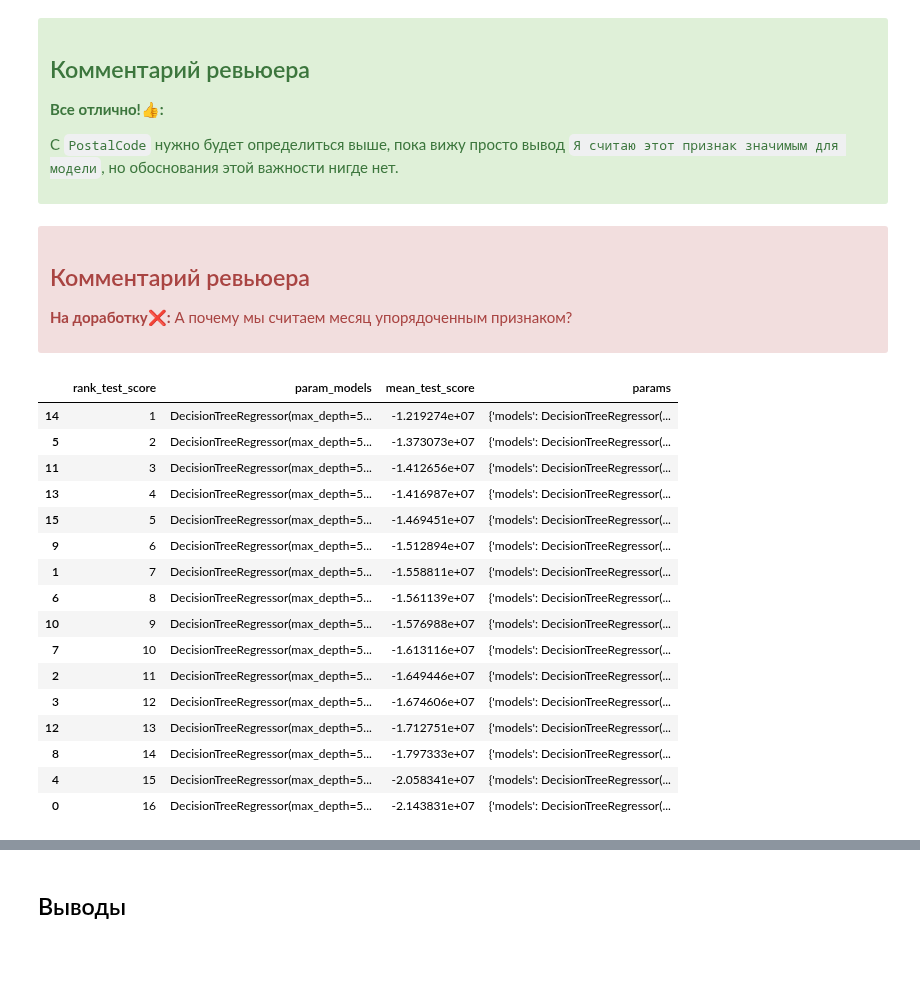
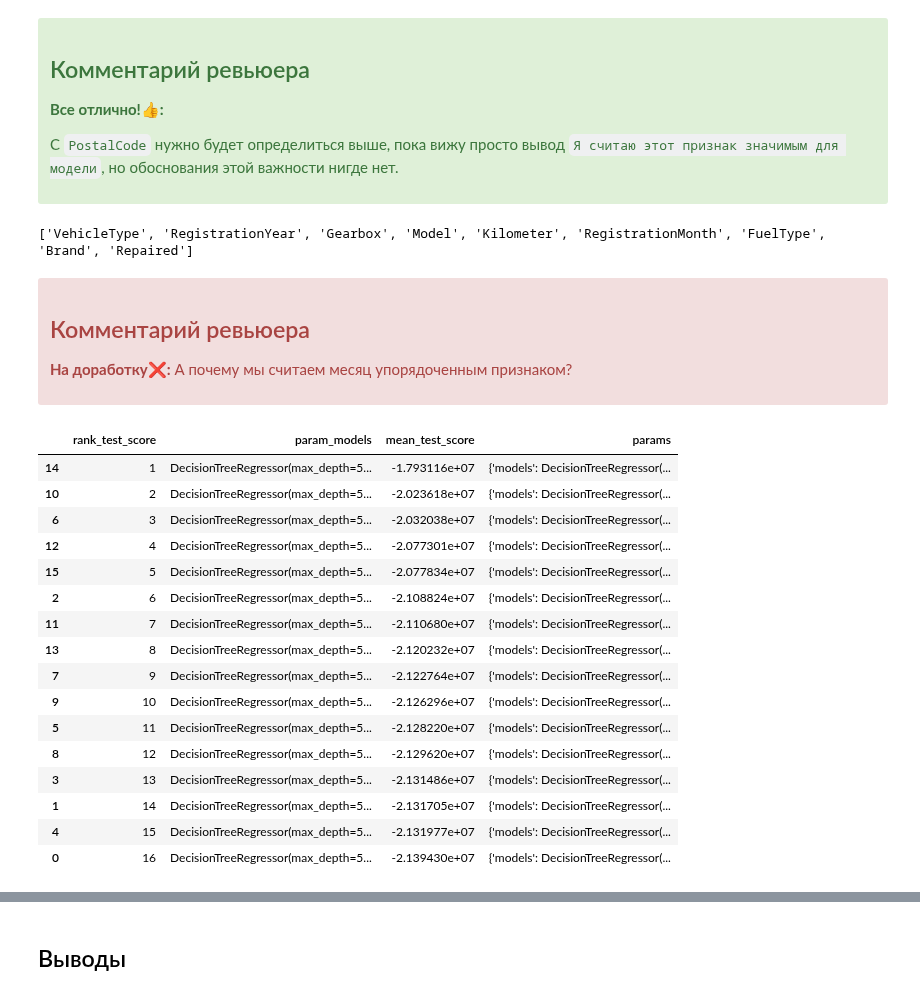
Before and after one commit to theotheo46/yap, a Jupyter notebook: notebooks/cars.ipynb, the cells around one changed output, grey strips where cells are left out. Drawn from its saved outputs; the diff is of its cells as text; code cells hidden in the pictures; blank space fills up the shorter version.

```diff
--- a/notebooks/cars.ipynb
+++ b/notebooks/cars.ipynb
@@ -1105,6 +1129,7 @@ plot_correlation_matrix(
 X = df_cars_ryear_cut_power.drop(['Price'], axis=1)
 y = df_cars_ryear_cut_power['Price']
 X_train, X_test, y_train, y_test = train_test_split(X, y, test_size=TEST_SIZE, random_state=RANDOM_STATE)
+X_train, X_valid, y_train, y_valid = train_test_split(X_train, y_train, test_size=TEST_SIZE, random_state=RANDOM_STATE)
 # %% [markdown]
 <div class="alert alert-success">
 <h2> Комментарий ревьюера <a class="tocSkip"> </h2>
@@ -1125,6 +1177,3 @@ model = CatBoostRegressor(iterations=10,learning_rate=1,depth=2)
 <b>На доработку❌:</b>
 
 При использовании моделей (кроме линейной регрессии) важно настроить параметр `random_state`, чтобы результаты работы над проектом были воспроизводимы при его перезапуске.
-# %%
-model.fit(X_train, y_train, cat_features=cat_columns)
-preds_cbr = model.predict(X_test)
@@ -1197,14 +1239,14 @@ Early stopping, best iteration is:
 <b>Все отлично!👍:</b>
 
 С `PostalCode` нужно будет определиться выше, пока вижу просто вывод `Я считаю этот признак значимым для модели`, но обоснования этой важности нигде нет.
-# %%
-X_train = X_train.drop(['PostalCode'], axis=1)
-X_test = X_test.drop(['PostalCode'], axis=1)
 # %%
 num_columns = list(X_train.select_dtypes(include=np.number))
-ord_columns = ['RegistrationMonth']
-ohe_columns = ['VehicleType', 'Gearbox', 'FuelType', 'Brand', 'Repaired']
-month_order_list = ['0', '1', '2', '3', '4', '5', '6', '7', '8', '9', '10', '11', '12']
+#ord_columns = ['RegistrationMonth']
+ohe_columns = list(X_train.select_dtypes(exclude=np.number))
+#month_order_list = ['0', '1', '2', '3', '4', '5', '6', '7', '8', '9', '10', '11', '12']
+print(ohe_columns)
+# %% [output]
+['VehicleType', 'RegistrationYear', 'Gearbox', 'Model', 'Kilometer', 'RegistrationMonth', 'FuelType', 'Brand', 'Repaired']
 # %% [markdown]
 <div class="alert alert-block alert-danger">
 <h2> Комментарий ревьюера <a class="tocSkip"></h2>
@@ -1213,22 +1255,16 @@ month_order_list = ['0', '1', '2', '3', '4', '5', '6', '7', '8', '9', '10', '11'
 <b>На доработку❌:</b> А почему мы считаем месяц упорядоченным признаком?
 # %%
 ohe_pipe = Pipeline(
-    [
-     ('ohe', OneHotEncoder(drop='first', handle_unknown='error', sparse=False))
-    ]
-    )
-
-ord_pipe = Pipeline(
-    [
-     ('ohe', OrdinalEncoder(categories=[month_order_list]))
-    ]
+        [
+         ('ohe', OneHotEncoder( handle_unknown='ignore', sparse=False))
+        ]
     )
 
 data_preprocessor = ColumnTransformer(
-    [('ohe', ohe_pipe, ohe_columns),
-     ('ord', ord_pipe, ord_columns),
-     ('num', MinMaxScaler(), num_columns)
-    ],
+        [
+         ('ohe', ohe_pipe, ohe_columns),
+         ('num', MinMaxScaler(), num_columns)
+        ],
     remainder='passthrough'
 )
 
@@ -1241,53 +1277,56 @@ param_grid = [
     {
         'models': [DecisionTreeRegressor(random_state=RANDOM_STATE)],
         'models__max_depth': range(2, 6),
         'models__max_features': range(2, 6)
     },
 ]
 
 mse = make_scorer(mean_squared_error,greater_is_better=False)
 grid_search = GridSearchCV(
     pipe_final,
     param_grid,
     cv=5,
     scoring=mse,
     n_jobs=-1
 )
 grid_search.fit(X_train, y_train)
 
 result = pd.DataFrame(grid_search.cv_results_)
 display(result[
     ['rank_test_score', 'param_models', 'mean_test_score','params']
 ].sort_values('rank_test_score'))
 
 
 best_model = grid_search.best_estimator_
 best_params = grid_search.best_params_
 
 print ('Лучшая модель и её параметры:\n', grid_search.best_estimator_)
-print ('Метрика RMSE лучшей модели на тренировочной выборке:', sqrt(-grid_search.best_score_))
 
-y_pred = best_model.predict(X_test)
-rmse_test = sqrt(mean_squared_error(y_test, y_pred))
-print ("Метрика RMSE лучшей модели на тестовой выборке:", rmse_test)
+
+
+#print ('Метрика RMSE лучшей модели на тренировочной выборке:', sqrt(-grid_search.best_score_))
+
+#y_pred = best_model.predict(X_test)
+#rmse_test = sqrt(mean_squared_error(y_test, y_pred))
+#print ("Метрика RMSE лучшей модели на тестовой выборке:", rmse_test)
 # %% [output]
 |  | rank_test_score | param_models | mean_test_score | params |
-| 14 | 1 | DecisionTreeRegressor(max_depth=5... | -1.219274e+07 | {'models': DecisionTreeRegressor(... |
-| 5 | 2 | DecisionTreeRegressor(max_depth=5... | -1.373073e+07 | {'models': DecisionTreeRegressor(... |
-| 11 | 3 | DecisionTreeRegressor(max_depth=5... | -1.412656e+07 | {'models': DecisionTreeRegressor(... |
-| 13 | 4 | DecisionTreeRegressor(max_depth=5... | -1.416987e+07 | {'models': DecisionTreeRegressor(... |
-| 15 | 5 | DecisionTreeRegressor(max_depth=5... | -1.469451e+07 | {'models': DecisionTreeRegressor(... |
-| 9 | 6 | DecisionTreeRegressor(max_depth=5... | -1.512894e+07 | {'models': DecisionTreeRegressor(... |
-| 1 | 7 | DecisionTreeRegressor(max_depth=5... | -1.558811e+07 | {'models': DecisionTreeRegressor(... |
-| 6 | 8 | DecisionTreeRegressor(max_depth=5... | -1.561139e+07 | {'models': DecisionTreeRegressor(... |
-| 10 | 9 | DecisionTreeRegressor(max_depth=5... | -1.576988e+07 | {'models': DecisionTreeRegressor(... |
-| 7 | 10 | DecisionTreeRegressor(max_depth=5... | -1.613116e+07 | {'models': DecisionTreeRegressor(... |
-| 2 | 11 | DecisionTreeRegressor(max_depth=5... | -1.649446e+07 | {'models': DecisionTreeRegressor(... |
-| 3 | 12 | DecisionTreeRegressor(max_depth=5... | -1.674606e+07 | {'models': DecisionTreeRegressor(... |
-| 12 | 13 | DecisionTreeRegressor(max_depth=5... | -1.712751e+07 | {'models': DecisionTreeRegressor(... |
-| 8 | 14 | DecisionTreeRegressor(max_depth=5... | -1.797333e+07 | {'models': DecisionTreeRegressor(... |
-| 4 | 15 | DecisionTreeRegressor(max_depth=5... | -2.058341e+07 | {'models': DecisionTreeRegressor(... |
-| 0 | 16 | DecisionTreeRegressor(max_depth=5... | -2.143831e+07 | {'models': DecisionTreeRegressor(... |
+| 14 | 1 | DecisionTreeRegressor(max_depth=5... | -1.793116e+07 | {'models': DecisionTreeRegressor(... |
+| 10 | 2 | DecisionTreeRegressor(max_depth=5... | -2.023618e+07 | {'models': DecisionTreeRegressor(... |
+| 6 | 3 | DecisionTreeRegressor(max_depth=5... | -2.032038e+07 | {'models': DecisionTreeRegressor(... |
+| 12 | 4 | DecisionTreeRegressor(max_depth=5... | -2.077301e+07 | {'models': DecisionTreeRegressor(... |
+| 15 | 5 | DecisionTreeRegressor(max_depth=5... | -2.077834e+07 | {'models': DecisionTreeRegressor(... |
+| 2 | 6 | DecisionTreeRegressor(max_depth=5... | -2.108824e+07 | {'models': DecisionTreeRegressor(... |
+| 11 | 7 | DecisionTreeRegressor(max_depth=5... | -2.110680e+07 | {'models': DecisionTreeRegressor(... |
+| 13 | 8 | DecisionTreeRegressor(max_depth=5... | -2.120232e+07 | {'models': DecisionTreeRegressor(... |
+| 7 | 9 | DecisionTreeRegressor(max_depth=5... | -2.122764e+07 | {'models': DecisionTreeRegressor(... |
+| 9 | 10 | DecisionTreeRegressor(max_depth=5... | -2.126296e+07 | {'models': DecisionTreeRegressor(... |
+| 5 | 11 | DecisionTreeRegressor(max_depth=5... | -2.128220e+07 | {'models': DecisionTreeRegressor(... |
+| 8 | 12 | DecisionTreeRegressor(max_depth=5... | -2.129620e+07 | {'models': DecisionTreeRegressor(... |
+| 3 | 13 | DecisionTreeRegressor(max_depth=5... | -2.131486e+07 | {'models': DecisionTreeRegressor(... |
+| 1 | 14 | DecisionTreeRegressor(max_depth=5... | -2.131705e+07 | {'models': DecisionTreeRegressor(... |
+| 4 | 15 | DecisionTreeRegressor(max_depth=5... | -2.131977e+07 | {'models': DecisionTreeRegressor(... |
+| 0 | 16 | DecisionTreeRegressor(max_depth=5... | -2.139430e+07 | {'models': DecisionTreeRegressor(... |
 Лучшая модель и её параметры:
  Pipeline(steps=[('preprocessor',
                  ColumnTransformer(remainder='passthrough',
```
Also changed, not shown: parts of 42 cells of this notebook, 6 other files.
